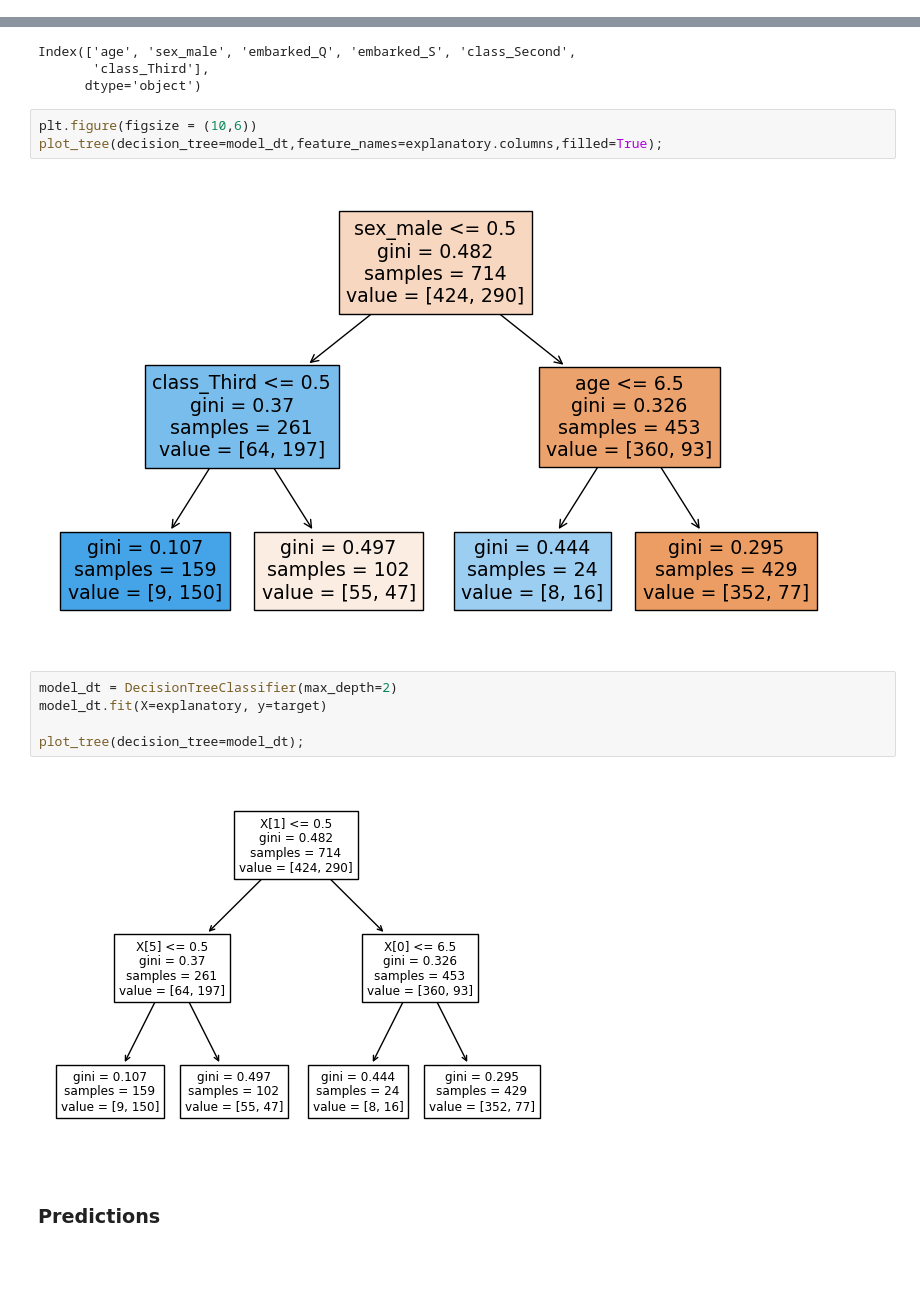
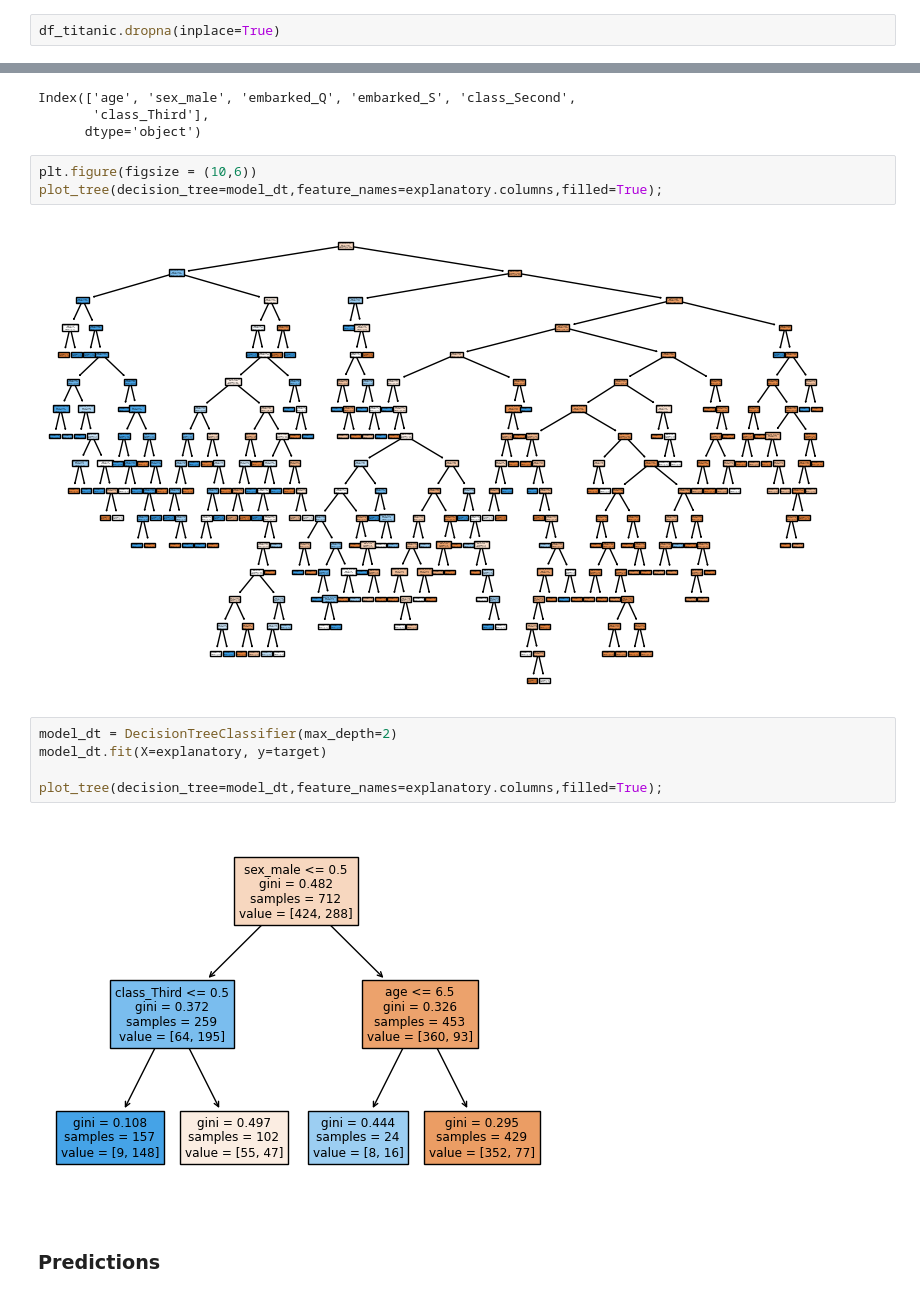
Before and after one commit to toluwabori/resolving-machine-learning-python, a Jupyter notebook: 02_The Decision Tree & Supervised Classification Models/02B_decision-tree_session_blank.ipynb, the cells around one changed output, grey strips where cells are left out. Drawn from its saved outputs; the diff is of its cells as text; blank space fills up the shorter version.

```diff
--- a/02_The Decision Tree & Supervised Classification Models/02B_decision-tree_session_blank.ipynb
+++ b/02_The Decision Tree & Supervised Classification Models/02B_decision-tree_session_blank.ipynb
@@ -171,3 +171,5 @@ df_titanic
+# %%
+df_titanic.dropna(inplace=True)
 # %%
 explanatory = df_titanic.drop(columns='survived')
 target = df_titanic[['survived']]
@@ -252,14 +280,14 @@ Index(['age', 'sex_male', 'embarked_Q', 'embarked_S', 'class_Second',
 plt.figure(figsize = (10,6))
 plot_tree(decision_tree=model_dt,feature_names=explanatory.columns,filled=True);
 # %% [output]
-[figure, old version]
+[figure, new version]
 # %%
 model_dt = DecisionTreeClassifier(max_depth=2)
 model_dt.fit(X=explanatory, y=target)
 
-plot_tree(decision_tree=model_dt);
+plot_tree(decision_tree=model_dt,feature_names=explanatory.columns,filled=True);
 # %% [output]
-[figure, old version]
+[figure, new version]
 # %% [markdown]
 ### Predictions
 # %% [markdown]
```
Also changed, not shown: parts of 41 cells of this notebook, 2 other files.
